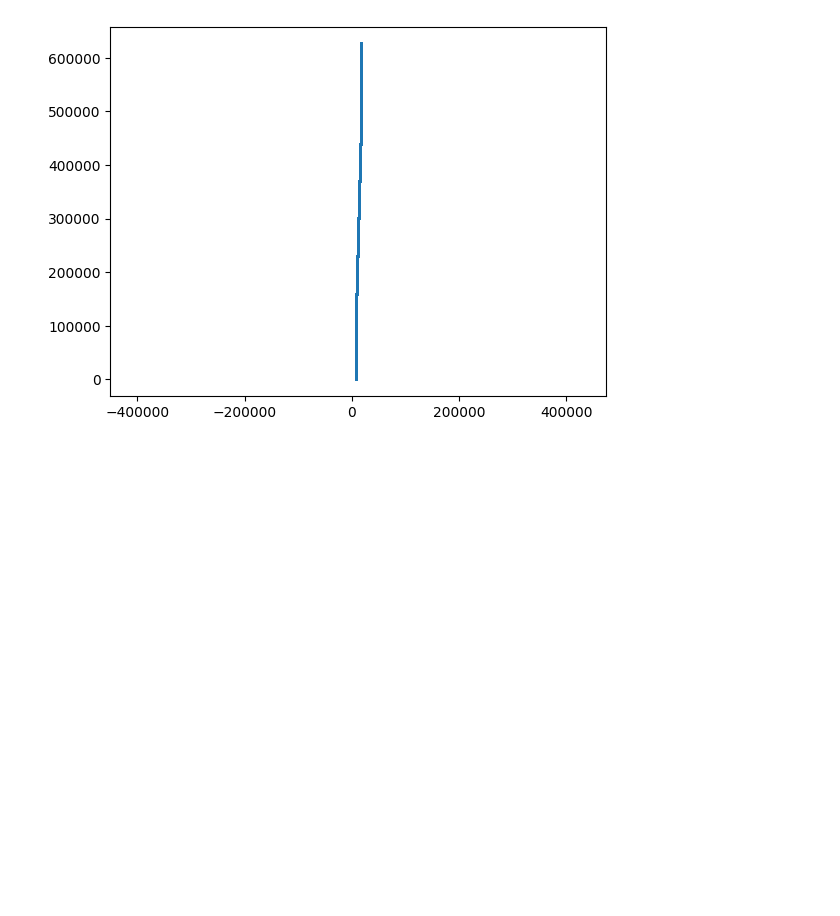
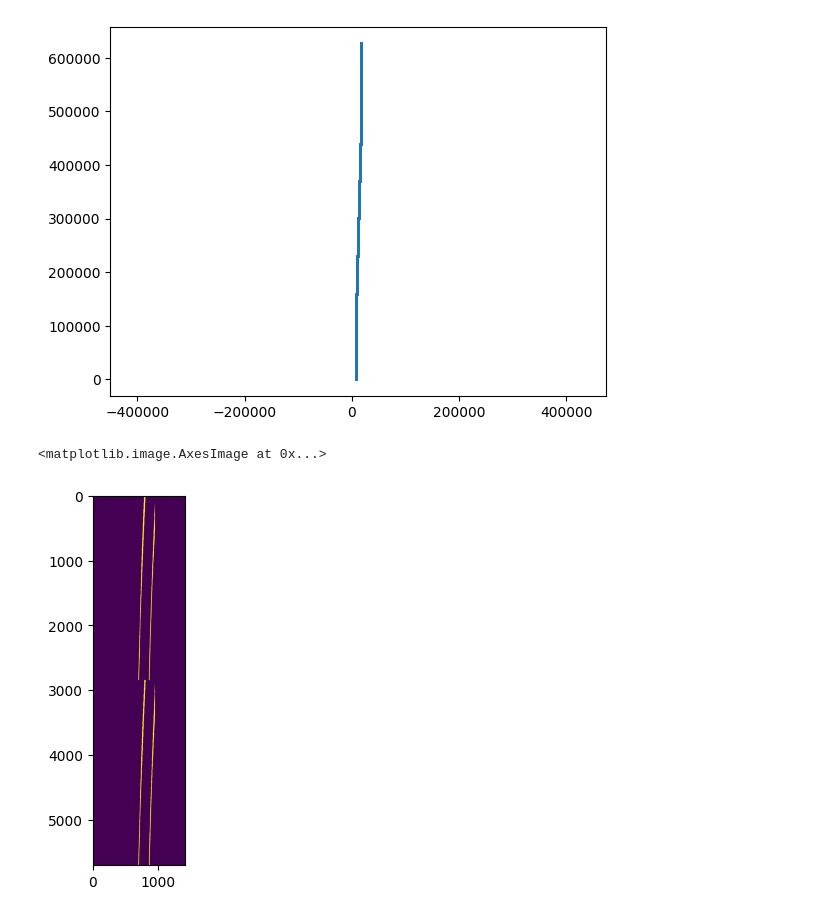
Before and after one commit to Andrudewt/perspective, a Jupyter notebook: proc_1.ipynb, the cells around one changed output. Cells and saved outputs as stored; diff of their text form; code cells hidden in the pictures; blank space fills up the shorter version.

```diff
--- a/proc_1.ipynb
+++ b/proc_1.ipynb
@@ -376,3 +362,74 @@ plt.axis('equal')
 plt.show()
 # %% [output]
 [figure]
+# %%
+# 05.06 заново
+
+# еще один чек
+Array = np.zeros((1, 1427))
+# Array = np.zeros((1, 2))
+
+coef = 0
+shift = 0
+for i, (m_f, c) in enumerate(zip(msk_fs[20:22], coord[20:22])):  # 0:-1 0:2 13:14 20:24 20:32 29:32
+    mask = load_warp(m_f)
+    mask = mask[mask.shape[0]-(coord[i+1] - coord[i]): mask.shape[0]+1]
+
+    # mask = bend(mask, shift=2000)  # !! для теста
+    _, yx_centr = find_rail_dots(mask, step=200)
+    # plt.imshow(resize(mask))
+    # plt.plot(yx_centr[1, :]//10, yx_centr[0, :]//10)
+    # plt.axvline((mask.shape[1] // 20) + 38, c='g')
+    # plt.show()
+
+    # преобразовать ось Y (переворот). Т.к.координаты на маске от нуля вверху,
+    # реальные - от нуля внизу, и едем вперед
+    # ===========================================
+    yx_centr = yx_centr.T
+    _y = yx_centr[:, 0]
+    _y = _y[::-1]
+    yx_centr[:, 0] = _y
+    # ===========================================
+    # лин регрессия
+    kb = np.polyfit(yx_centr[:, 0], yx_centr[:, 1], 1)
+    f = np.poly1d(kb)
+    y_n = np.arange(yx_centr.shape[0])
+    x_lin = f(yx_centr[:, 0])
+    yx_centr[:, 1] = x_lin
+    # ===========================================
+
+    # смещение по У
+    yx_centr[:, 0] += coef
+    if i == 0:
+        pass
+    else:
+
+        # сначала наверное смещать нельзя, теряется сдвиг от поворота
+
+        # смещение по Х
+        # сдвинуть центр в точку, где она находилась в предыдущ кадре
+        a1 = yx_centr[-1][::-1]  # xy
+        shift = b0[0] - a1[0]
+        yx_centr[:, 1] += shift
+
+
+    b0 = yx_centr[0][::-1]  # xy
+
+    # обновл коорд Y на пройденный путь
+    coef += yx_centr[0, 0] - yx_centr[-1, 0]  # shape тут не подходит, т.к. не измен после поворота
+
+    # plt.scatter(yx_centr[:, 1], yx_centr[:, 0], s=1)
+    # plt.axis('equal')
+
+
+    # Array = np.vstack((Array, yx_centr))
+    Array = np.vstack((Array, resize(mask)))
+Array = Array[1:, :]
+plt.imshow(Array)
+
+# plt.scatter(Array[:, 1], Array[:, 0], s=1)
+# plt.axis('equal')
+# plt.show()
+# %% [output]
+<matplotlib.image.AxesImage at 0x...>
+[figure, added]
```
Also changed, not shown: parts of 9 cells of this notebook, 2 other files.
